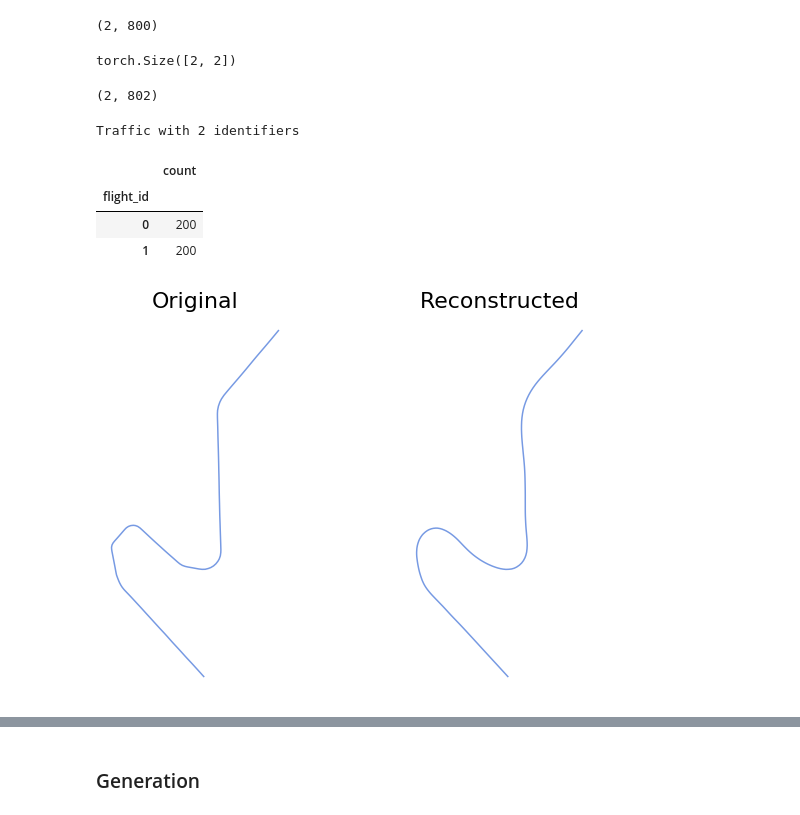
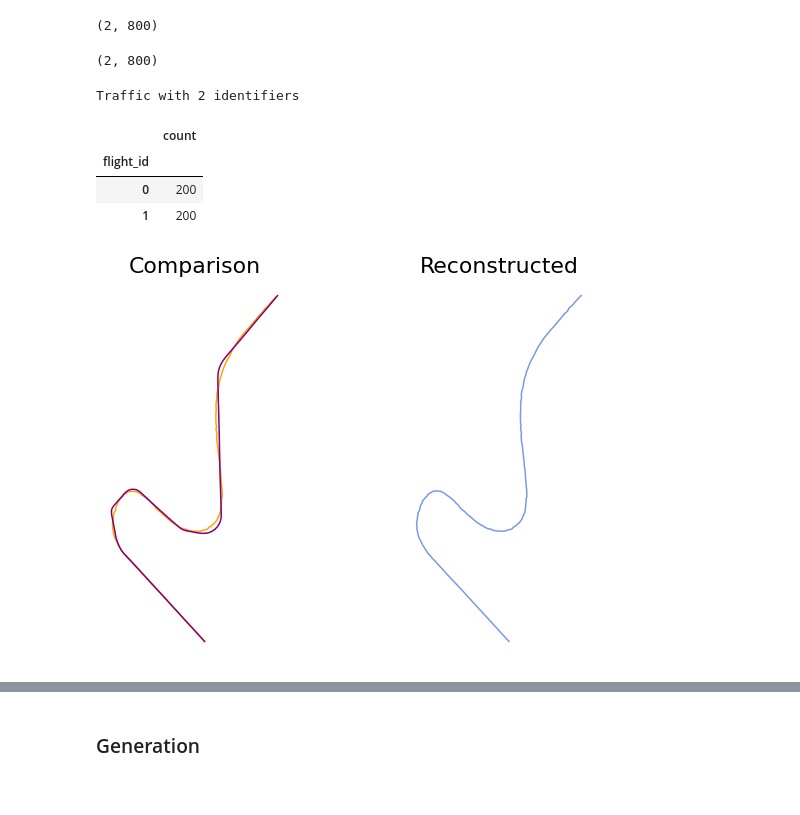
Before and after one commit to alafage/deep-traffic-generation, a Jupyter notebook: notebooks/vae.ipynb, the cells around one changed output, grey strips where cells are left out. Saved outputs shown, nothing was run; the diff lists cells and outputs as text; code cells hidden in the pictures.

```diff
--- a/notebooks/vae.ipynb
+++ b/notebooks/vae.ipynb
@@ -35,8 +28,7 @@ Deprecated in NumPy 1.20; for more details and guidance: https://numpy.org/devdo
 # %%
 dataset = TrafficDataset.from_file(
     "../deep_traffic_generation/data/traffic_15.pkl",
-    features=["track_unwrapped", "groundspeed", "altitude", "timedelta"],
-    init_features=["latitude", "longitude"],
+    features=["latitude", "longitude", "altitude", "timedelta"],
     scaler=MinMaxScaler(feature_range=(-1,1)),
     shape="image",
 )
@@ -47,8 +39,8 @@ Dataset TrafficDataset
     MinMaxScaler(feature_range=(-1, 1))
 # %%
 model = TCVAE.load_from_checkpoint(
-    "../deep_traffic_generation/lightning_logs/tc_vae/version_0/checkpoints/epoch=2663-step=7991.ckpt",
-    hparams_file="../deep_traffic_generation/lightning_logs/tc_vae/version_0/hparams.yaml",
+    "../deep_traffic_generation/lightning_logs/tc_vae/version_2/checkpoints/epoch=2912-step=8738.ckpt",
+    hparams_file="../deep_traffic_generation/lightning_logs/tc_vae/version_2/hparams.yaml",
     x_dim=dataset.input_dim,
     seq_len=dataset.seq_len,
     scaler=dataset.scaler,
@@ -98,13 +90,11 @@ data.shape
 # %% [output]
 (2, 800)
 # %%
-info = info.repeat(2, 1)
-info.size()
+# info = info.repeat(2, 1)
+# info.size()
-# %% [output]
-torch.Size([2, 2])
 # %%
 # add latitude longitude info
-data = np.concatenate((info.numpy(), data), axis=1)
+# data = np.concatenate((info.numpy(), data), axis=1)
 print(data.shape)
 builder = model.get_builder(data.shape[0])
 features = [
@@ -115,7 +105,7 @@ traffic = traffic_from_data(
 )
 traffic
 # %% [output]
-(2, 802)
+(2, 800)
 Traffic with 2 identifiers
 |  | count |
 | flight_id |  |
@@ -124,14 +114,15 @@ Traffic with 2 identifiers
 # %%
 with plt.style.context("traffic"):
     fig, ax = plt.subplots(1, 2, subplot_kw=dict(projection=EuroPP()))
-    ax[0].set_title("Original")
-    traffic[0].plot(ax[0])
+    ax[0].set_title("Comparison")
+    traffic[1].plot(ax[0], c="orange", label="reconstructed")
+    traffic[0].plot(ax[0], c="purple", label="original")
     ax[1].set_title("Reconstructed")
     traffic[1].plot(ax[1])
 
     plt.show()
 # %% [output]
-[figure, old version]
+[figure, new version]
 # %%
 traffic[0].chart().encode(alt.Y("altitude"), alt.X("timestamp"), alt.Color("flight_id"))
 # %% [output]
```
Also changed, not shown: parts of 13 cells of this notebook, 42 other files.
